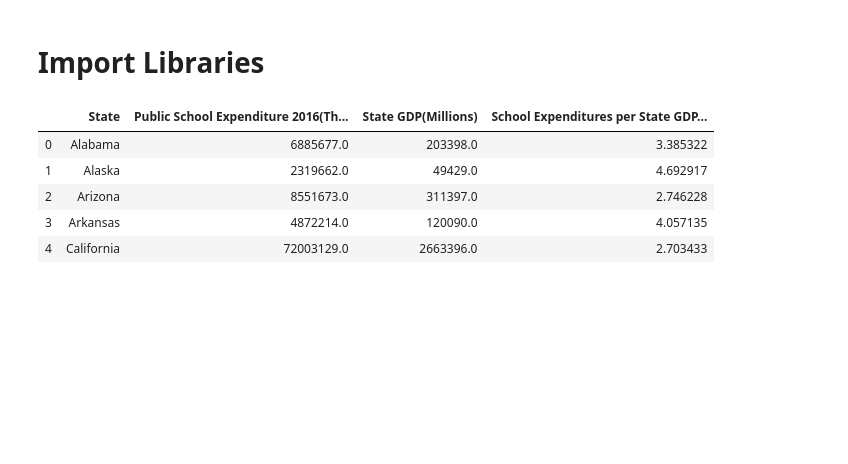
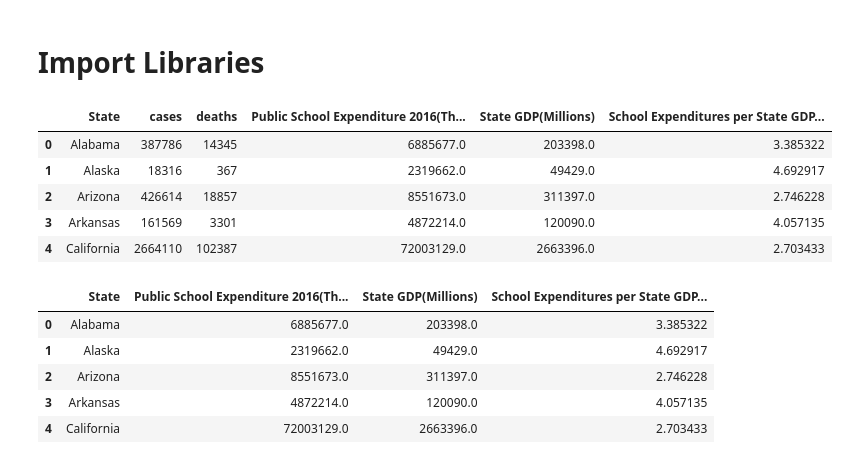
Before and after one commit to aakula7/Health-Literacy-COVID19, a Jupyter notebook: Education/Clean Data/Expense per GDP/XGBoost.ipynb, the cells around one changed output. Cells and saved outputs as stored; diff of their text form; code cells hidden in the pictures; blank space fills up the shorter version.

```diff
--- a/Education/Clean Data/Expense per GDP/XGBoost.ipynb
+++ b/Education/Clean Data/Expense per GDP/XGBoost.ipynb
@@ -31,6 +31,16 @@ def evaluate(model, test_features, test_labels):
     print('Accuracy = {:0.2f}%.'.format(accuracy))
 
     return accuracy
+# %%
+pseGDP = pd.read_csv('COVID_PSchExpGDP.csv', index_col = 0)
+pseGDP.head()
+# %% [output]
+|  | State | cases | deaths | Public School Expenditure 2016(Th... | State GDP(Millions) | School Expenditures per State GDP... |
+| 0 | Alabama | 387786 | 14345 | 6885677.0 | 203398.0 | 3.385322 |
+| 1 | Alaska | 18316 | 367 | 2319662.0 | 49429.0 | 4.692917 |
+| 2 | Arizona | 426614 | 18857 | 8551673.0 | 311397.0 | 2.746228 |
+| 3 | Arkansas | 161569 | 3301 | 4872214.0 | 120090.0 | 4.057135 |
+| 4 | California | 2664110 | 102387 | 72003129.0 | 2663396.0 | 2.703433 |
 # %%
 pseGDP = pseGDP.drop(columns = ['cases', 'deaths'])
 pseGDP.head()
```
Also changed, not shown: parts of 10 cells of this notebook.
